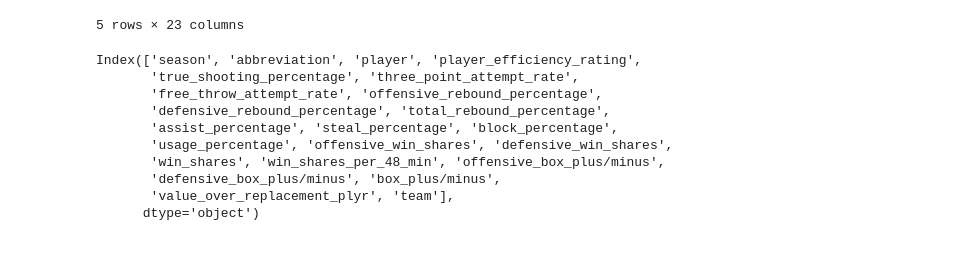
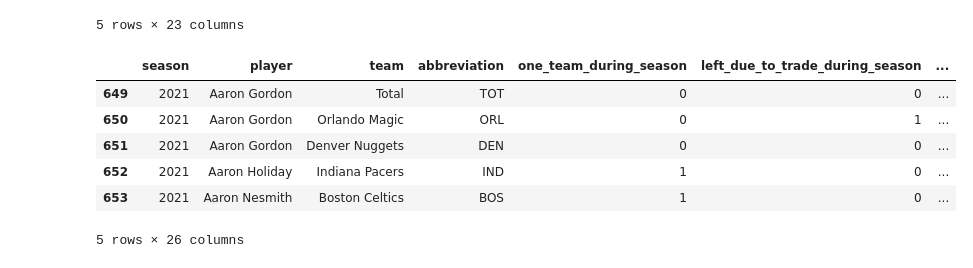
Before and after one commit to civond/NBA-Analysis, a Jupyter notebook: nba_players_teams.ipynb, the cells around one changed output. Drawn from its saved outputs; the diff is of its cells as text; code cells hidden in the pictures.

```diff
--- a/nba_players_teams.ipynb
+++ b/nba_players_teams.ipynb
@@ -506,19 +513,6 @@ advanced_filtered_df.head()
 | 652 | 2021 | IND | Aaron Holiday | 9.2 | 0.503 | 0.417 | ... |
 | 653 | 2021 | BOS | Aaron Nesmith | 9.4 | 0.573 | 0.607 | ... |
 5 rows × 23 columns
-# %%
-advanced_filtered_df.columns
-# %% [output]
-Index(['season', 'abbreviation', 'player', 'player_efficiency_rating',
-       'true_shooting_percentage', 'three_point_attempt_rate',
-       'free_throw_attempt_rate', 'offensive_rebound_percentage',
-       'defensive_rebound_percentage', 'total_rebound_percentage',
-       'assist_percentage', 'steal_percentage', 'block_percentage',
-       'usage_percentage', 'offensive_win_shares', 'defensive_win_shares',
-       'win_shares', 'win_shares_per_48_min', 'offensive_box_plus/minus',
-       'defensive_box_plus/minus', 'box_plus/minus',
-       'value_over_replacement_plyr', 'team'],
-      dtype='object')
 # %%
 #Re-order columns in advanced_df
 advanced_filtered_df = advanced_filtered_df[['season','team', 'abbreviation', 'player', 'player_efficiency_rating',
@@ -532,0 +565,23 @@ advanced_filtered_df = advanced_filtered_df[['season','team', 'abbreviation', 'p
+# %%
+#Re-order columns in advanced_filtered_df
+advanced_filtered_df = advanced_filtered_df[['season', 'player','team', 'abbreviation','one_team_during_season',
+       'left_due_to_trade_during_season', 'joined_due_to_trade_during_season', 'player_efficiency_rating',
+       'true_shooting_percentage', 'three_point_attempt_rate',
+       'free_throw_attempt_rate', 'offensive_rebound_percentage',
+       'defensive_rebound_percentage', 'total_rebound_percentage',
+       'assist_percentage', 'steal_percentage', 'block_percentage',
+       'usage_percentage', 'offensive_win_shares', 'defensive_win_shares',
+       'win_shares', 'win_shares_per_48_min', 'offensive_box_plus/minus',
+       'defensive_box_plus/minus', 'box_plus/minus',
+       'value_over_replacement_plyr']]
+# %%
+#View result
+advanced_filtered_df.head()
+# %% [output]
+|  | season | player | team | abbreviation | one_team_during_season | left_due_to_trade_during_season | ... |
+| 649 | 2021 | Aaron Gordon | Total | TOT | 0 | 0 | ... |
+| 650 | 2021 | Aaron Gordon | Orlando Magic | ORL | 0 | 1 | ... |
+| 651 | 2021 | Aaron Gordon | Denver Nuggets | DEN | 0 | 0 | ... |
+| 652 | 2021 | Aaron Holiday | Indiana Pacers | IND | 1 | 0 | ... |
+| 653 | 2021 | Aaron Nesmith | Boston Celtics | BOS | 1 | 0 | ... |
+5 rows × 26 columns
```
Also changed, not shown: parts of 19 cells of this notebook, 3 other files.
